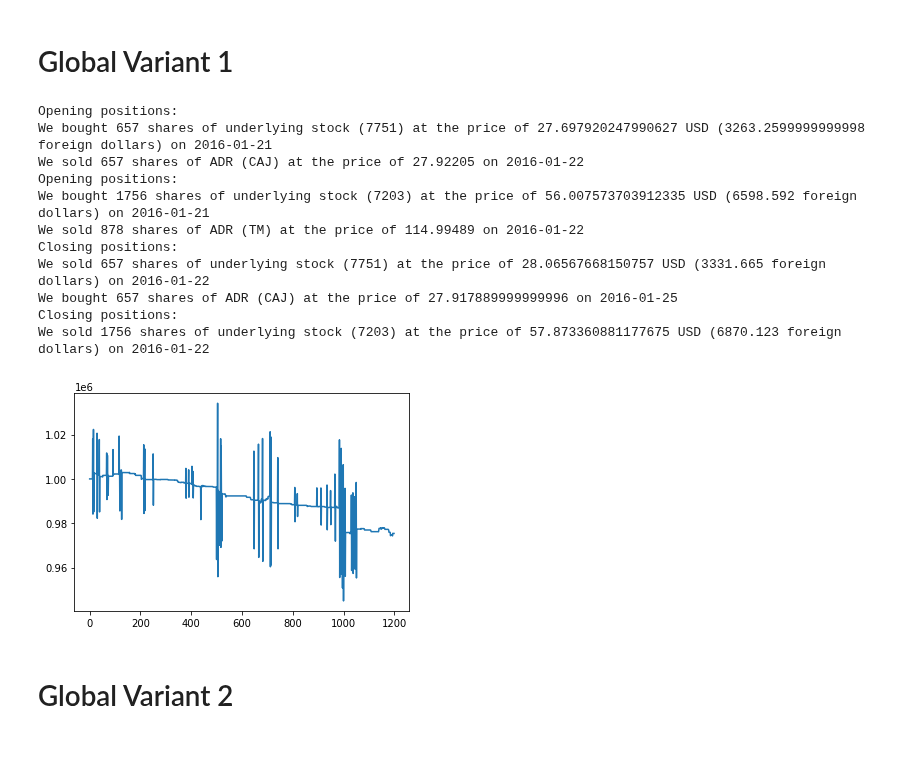
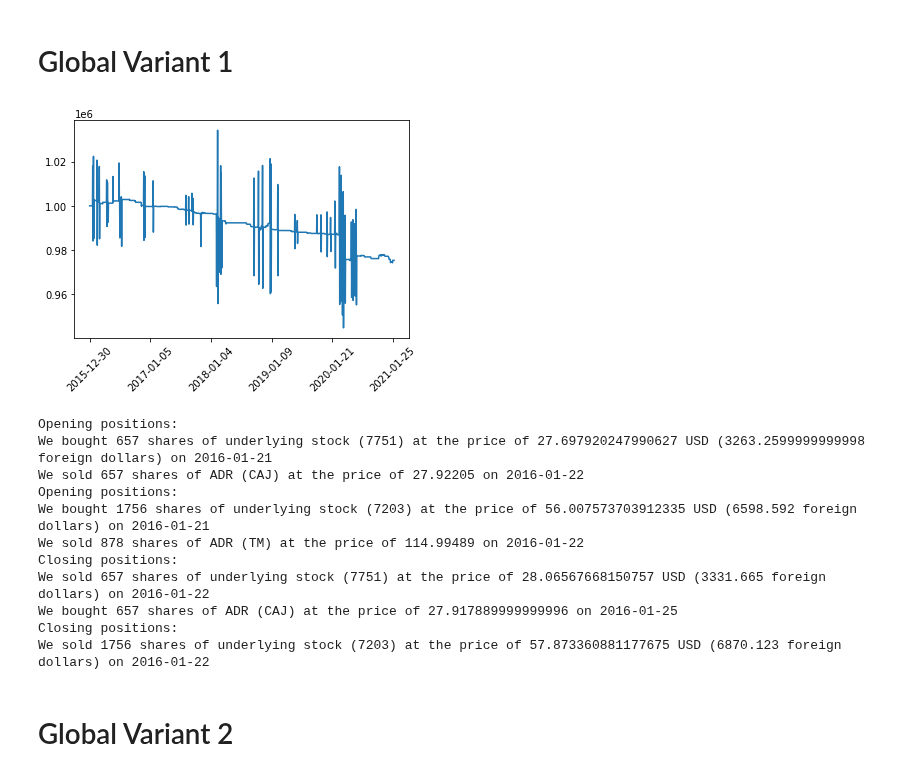
Before and after one commit to jh-lor/ADRPairsTrading, a Jupyter notebook: strategy_development_eric.ipynb, the cells around one changed output. Drawn from its saved outputs; the diff is of its cells as text; code cells hidden in the pictures; blank space fills up the shorter version.

```diff
--- a/strategy_development_eric.ipynb
+++ b/strategy_development_eric.ipynb
@@ -1297,9 +1297,10 @@ for i in range(1, len(datelist)):
 
                 #iter_dict[(country, adr)]["has_current_date"] = False
 # %%
-plt.plot(portfolio_values)
+plot_returns(dates, portfolio_values)
 print("".join(trade_records[:11]))
 # %% [output]
+[figure, new version]
 Opening positions:
 We bought 657 shares of underlying stock (7751) at the price of 27.697920247990627 USD (3263.2599999999998 foreign dollars) on 2016-01-21
 We sold 657 shares of ADR (CAJ) at the price of 27.92205 on 2016-01-22
@@ -1311,7 +1312,6 @@ We sold 657 shares of underlying stock (7751) at the price of 28.06567668150757
 We bought 657 shares of ADR (CAJ) at the price of 27.917889999999996 on 2016-01-25
 Closing positions:
 We sold 1756 shares of underlying stock (7203) at the price of 57.873360881177675 USD (6870.123 foreign dollars) on 2016-01-22
-[figure, old version]
 # %% [markdown]
 # Global Variant 2
 # %% [markdown]
```
